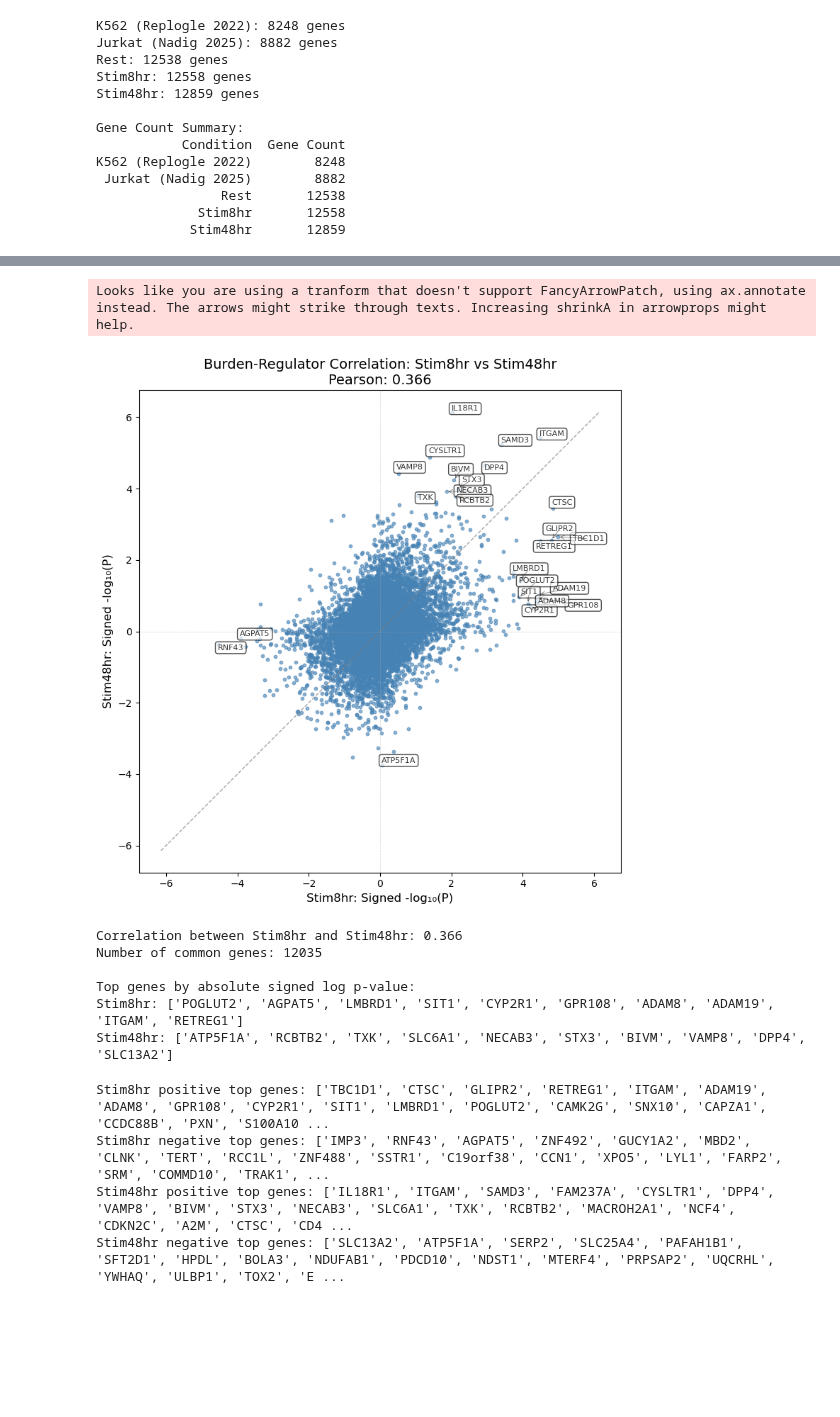
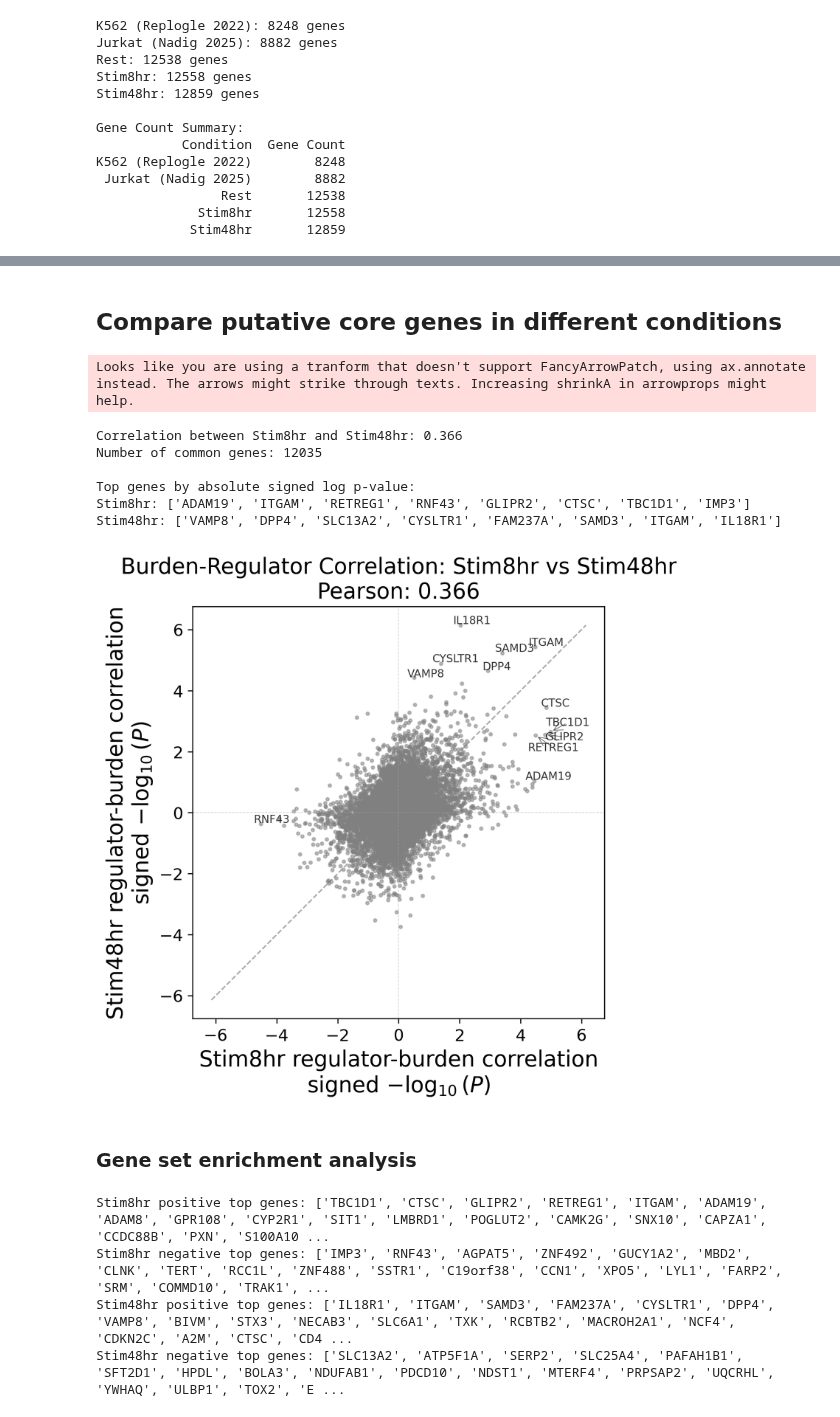
Before and after one commit to emdann/GWT_perturbseq_analysis_2025, a Jupyter notebook: src/8_lymphocyte_counts_LoF/lymph_reg_burden_correlation.ipynb, the cells around one changed output, grey strips where cells are left out. Saved outputs shown, nothing was run; the diff lists cells and outputs as text; code cells hidden in the pictures; blank space fills up the shorter version.

Commit message:
updates to reg-burden correlation analysis

```diff
--- a/src/8_lymphocyte_counts_LoF/lymph_reg_burden_correlation.ipynb
+++ b/src/8_lymphocyte_counts_LoF/lymph_reg_burden_correlation.ipynb
@@ -14,6 +11,16 @@ import matplotlib.pyplot as plt
 from pathlib import Path
 import scanpy as sc
 from tqdm import tqdm
+
+import pandas as pd
+import numpy as np
+from scipy import stats
+import statsmodels.api as sm
+
+import gseapy as gp
+from gseapy import Msigdb
+from gseapy import barplot, dotplot
+
 
 import matplotlib.pyplot as plt
 import matplotlib as mpl
@@ -31,8 +38,8 @@ plt.rcParams['savefig.dpi'] = 300
 plt.rcParams['font.size'] = 16  # Base font size
 plt.rcParams['axes.titlesize'] = 18
 plt.rcParams['axes.labelsize'] = 16
-plt.rcParams['xtick.labelsize'] = 15
-plt.rcParams['ytick.labelsize'] = 15
+plt.rcParams['xtick.labelsize'] = 12
+plt.rcParams['ytick.labelsize'] = 12
 plt.rcParams['legend.fontsize'] = 15
 # %%
 import yaml
@@ -198,7 +197,7 @@ for cond in conds:
     df = pd.read_csv(fn, sep="\t")
 
     # annotate top genes for stim conditions
-    annotate = cond in ["Stim8hr", "Stim48hr"]
+    annotate = False
 
     ax, top_genes = qq_signed_logp(
         df["P_withShet"].values,
@@ -238,9 +290,11 @@ plt.show()
+# %% [markdown]
+## Compare putative core genes in different conditions
 # %%
 # Scatterplot of Stim8hr vs Stim48hr burden-regulator correlations
 from adjustText import adjust_text
 
 # Create scatterplot for Stim8hr vs Stim48hr signed log p-values
-fig, ax = plt.subplots(1, 1, figsize=(10, 8))
+fig, ax = plt.subplots(1, 1, figsize=(8, 6))
 
 # Get data for both conditions
 stim8hr_data = pd.read_csv(cond_files["Stim8hr"], sep="\t")
@@ -266,7 +320,7 @@ x_vals = [stim8hr_dict[gene] for gene in common_genes]
 y_vals = [stim48hr_dict[gene] for gene in common_genes]
 
 # Create scatter plot
-ax.scatter(x_vals, y_vals, alpha=0.6, s=10, color='steelblue')
+ax.scatter(x_vals, y_vals, alpha=0.5, s=5, color='grey', rasterized=True)
 
 # Add diagonal line
 max_val = max(abs(min(x_vals)), abs(max(x_vals)), abs(min(y_vals)), abs(max(y_vals)))
@@ -274,7 +328,11 @@ ax.plot([-max_val, max_val], [-max_val, max_val], '--', color='gray', alpha=0.7,
 
 # Add zero lines
 ax.axhline(y=0, color='darkgrey', linestyle='--', alpha=0.5, linewidth=0.5)
+# ax.axhline(y=-1, color='steelblue', linestyle='--', alpha=0.5, linewidth=0.5, label='Signif. threshold')
+# ax.axhline(y=1, color='steelblue', linestyle='--', alpha=0.5, linewidth=0.5)
 ax.axvline(x=0, color='darkgrey', linestyle='--', alpha=0.5, linewidth=0.5)
+# ax.axvline(x=-1, color='steelblue', linestyle='--', alpha=0.5, linewidth=0.5)
+# ax.axvline(x=1, color='steelblue', linestyle='--', alpha=0.5, linewidth=0.5)
 
 # Label top genes by absolute signed log p-value
 def get_top_genes_by_abs_signed_logp(condition, n_top=10):
@@ -286,8 +344,8 @@ def get_top_genes_by_abs_signed_logp(condition, n_top=10):
     return df["gene"].values[top_idx], signed_logp[top_idx]
 
 # Get top genes for both conditions
-stim8hr_top_genes, stim8hr_top_scores = get_top_genes_by_abs_signed_logp("Stim8hr", n_top=15)
-stim48hr_top_genes, stim48hr_top_scores = get_top_genes_by_abs_signed_logp("Stim48hr", n_top=15)
+stim8hr_top_genes, stim8hr_top_scores = get_top_genes_by_abs_signed_logp("Stim8hr", n_top=8)
+stim48hr_top_genes, stim48hr_top_scores = get_top_genes_by_abs_signed_logp("Stim48hr", n_top=8)
 
 # Combine and get unique top genes
 all_top_genes = list(set(list(stim8hr_top_genes) + list(stim48hr_top_genes)))
@@ -303,46 +361,47 @@ for gene in all_top_genes:
 
         # Only label if it's a significant gene in either condition
         if abs(x_pos) > 3 or abs(y_pos) > 3:  # Threshold for labeling
             text = ax.annotate(gene, (x_pos, y_pos),
-                              fontsize=8, alpha=0.8,
-                              bbox=dict(boxstyle='round,pad=0.3', facecolor='white', alpha=0.7))
+                              fontsize=8, alpha=0.8)
             texts.append(text)
 
 # Adjust text positions to avoid overlap
 adjust_text(texts,
            arrowprops=dict(arrowstyle='->', color='black', alpha=0.6, lw=0.5),
            expand_points=(1.5, 1.5),
            force_points=(0.1, 0.1))
 
 # Calculate correlation
 correlation = np.corrcoef(x_vals, y_vals)[0, 1]
 
 # Format the plot
-ax.set_xlabel("Stim8hr: Signed -log₁₀(P)", fontsize=12)
-ax.set_ylabel("Stim48hr: Signed -log₁₀(P)", fontsize=12)
-ax.set_title(f"Burden-Regulator Correlation: Stim8hr vs Stim48hr\nPearson: {correlation:.3f}", fontsize=14)
+ax.set_xlabel("Stim8hr regulator-burden correlation\nsigned $-\\log_{10}(P)$")
+ax.set_ylabel("Stim48hr regulator-burden correlation\nsigned $-\\log_{10}(P)$")
+ax.set_title(f"Burden-Regulator Correlation: Stim8hr vs Stim48hr\nPearson: {correlation:.3f}", fontsize=16)
 
 # Set equal aspect ratio
 ax.set_aspect('equal')
 
 plt.tight_layout()
-plt.show()
+plt.savefig('./results/reg_burden_correlationa_comparison_scatter.pdf')
 
 # Print summary of top genes
 print(f"Correlation between Stim8hr and Stim48hr: {correlation:.3f}")
 print(f"Number of common genes: {len(common_genes)}")
 print(f"\nTop genes by absolute signed log p-value:")
 print("Stim8hr:", stim8hr_top_genes[:10].tolist())
 print("Stim48hr:", stim48hr_top_genes[:10].tolist())
 # %% [output]
 Looks like you are using a tranform that doesn't support FancyArrowPatch, using ax.annotate instead. The arrows might strike through texts. Increasing shrinkA in arrowprops might help.
+Correlation between Stim8hr and Stim48hr: 0.366
+Number of common genes: 12035
+
+Top genes by absolute signed log p-value:
+Stim8hr: ['ADAM19', 'ITGAM', 'RETREG1', 'RNF43', 'GLIPR2', 'CTSC', 'TBC1D1', 'IMP3']
+Stim48hr: ['VAMP8', 'DPP4', 'SLC13A2', 'CYSLTR1', 'FAM237A', 'SAMD3', 'ITGAM', 'IL18R1']
-[figure, old version]
+[figure, new version]
-Correlation between Stim8hr and Stim48hr: 0.366
-Number of common genes: 12035
-
-Top genes by absolute signed log p-value:
-Stim8hr: ['POGLUT2', 'AGPAT5', 'LMBRD1', 'SIT1', 'CYP2R1', 'GPR108', 'ADAM8', 'ADAM19', 'ITGAM', 'RETREG1']
-Stim48hr: ['ATP5F1A', 'RCBTB2', 'TXK', 'SLC6A1', 'NECAB3', 'STX3', 'BIVM', 'VAMP8', 'DPP4', 'SLC13A2']
+# %% [markdown]
+### Gene set enrichment analysis
 # %%
 def get_top_genes_by_signed_logp(condition, n_top=100):
     """Get top n_top positive and negative genes by signed log10P for a given condition."""
```
Also changed, not shown: parts of 19 cells of this notebook, 11 other files.
